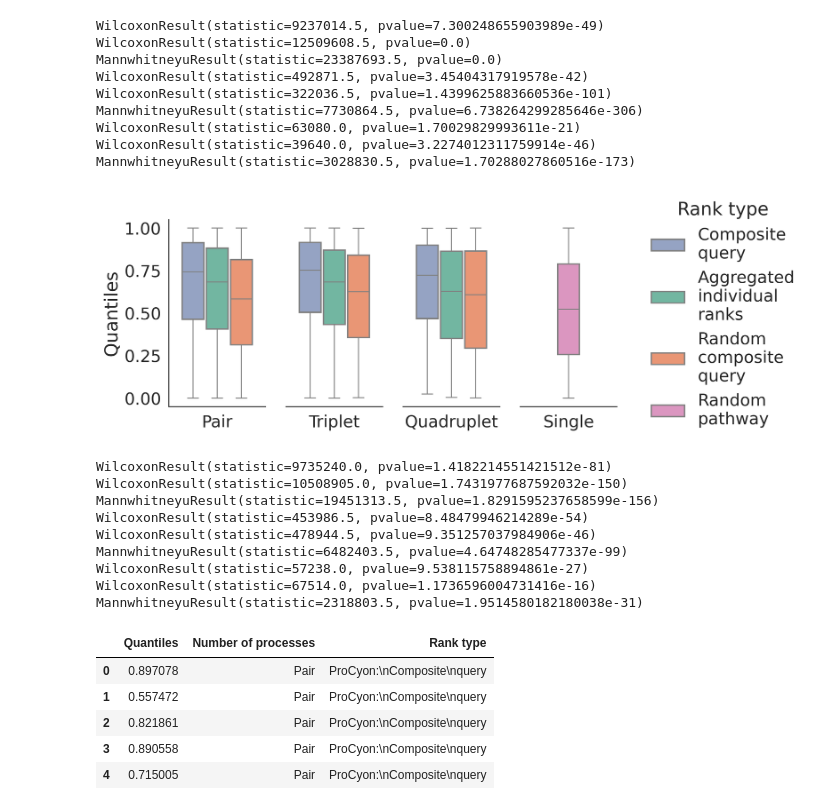
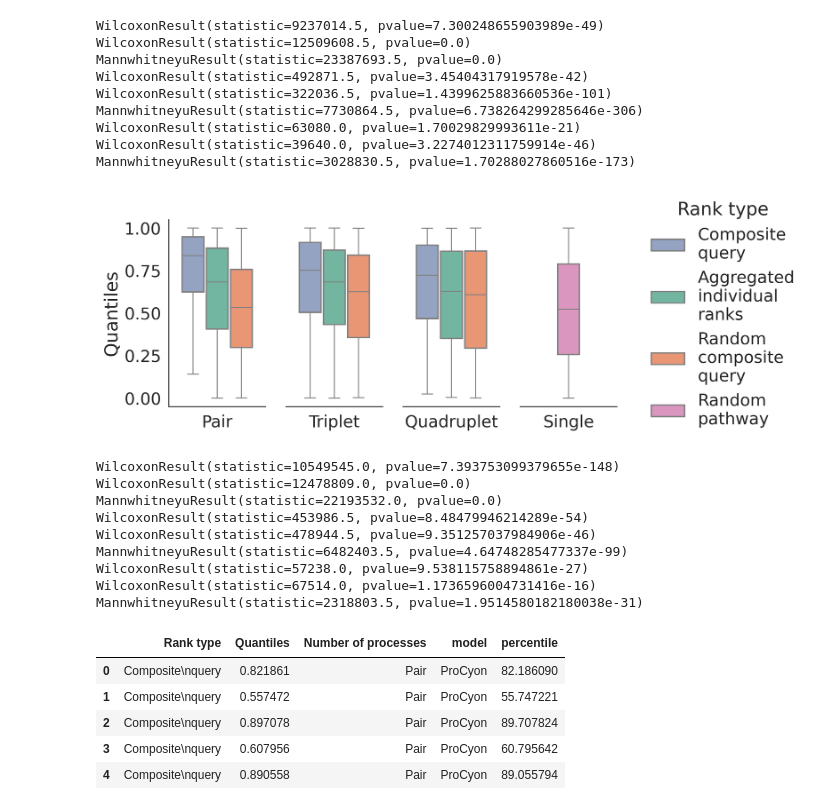
Before and after one commit to mims-harvard/ProCyon, a Jupyter notebook: examples/paper_analyses/composition_retrieval.ipynb, the cells around one changed output. Cells and saved outputs as stored; diff of their text form; code cells hidden in the pictures.

Commit message:
Update pleiotropy plot

```diff
--- a/examples/paper_analyses/composition_retrieval.ipynb
+++ b/examples/paper_analyses/composition_retrieval.ipynb
@@ -45,7 +46,12 @@ CKPT_NAME = os.path.expanduser(checkpoint_path)
 # %%
-# Loading the model and transitioning to device:
-device = torch.device('cuda' if torch.cuda.is_available() else 'cpu')
-model, _ = UnifiedProCyon.from_pretrained(checkpoint_dir=CKPT_NAME)
-model.bfloat16() # Quantize the model to a smaller precision
-model.eval()
-model.to(device)
+# Note that regenerating ProCyon outputs can take a long time and require access to a GPU
+# with ~40GB of VRAM. We make the pre-computed outputs available within ProCyon-Instruct,
+# but set `regenerate_data` to True to regenerate ProCyon outputs.
+regenerate_data = False
+
+if regenerate_data:
+    # Loading the model and transitioning to device:
+    model, _ = UnifiedProCyon.from_pretrained(checkpoint_dir=CKPT_NAME)
+    model.bfloat16() # Quantize the model to a smaller precision
+    model.eval()
+    model.to(device)
@@ -120,7 +83,9 @@ Some weights of the model checkpoint at /n/holylfs06/LABS/mzitnik_lab/Lab/PLM/hu
 # %%
 # Load saved embeddings for this model:
 protst_protein_embeddings, protst_protein_ids = torch.load(os.path.join(
-    protst_model.checkpoint_dir,
+    DATA_DIR,
+    "model_weights",
+    "ProtST",
     "protein_target_embeddings.pkl",
 ))
 # Confirm with size:
@@ -1583,7 +1506,7 @@ if regenerate_protst:
         protst_all_valid_go_quadruplet_sims_ranks_geom.append(sims_ranks_aggr_geom_rank)
 
     protst_all_valid_go_quadruplet_sims_ranks_geom = np.stack(protst_all_valid_go_quadruplet_sims_ranks_geom)
-    np.save("protst_all_valid_go_quadruplet_sims_ranks_geom.npy", protst_all_valid_go_quadruplet_sims_ranks_geom)
+    np.save(composition_path("protst_all_valid_go_quadruplet_sims_ranks_geom.npy"), protst_all_valid_go_quadruplet_sims_ranks_geom)
 else:
     protst_all_valid_go_quadruplet_sims_ranks_geom = np.load(composition_path("protst_all_valid_go_quadruplet_sims_ranks_geom.npy"))
 # %% [markdown]
@@ -2217,10 +2140,10 @@ print(
     )
 )
 # %% [output]
-[figure, old version]
+[figure, new version]
-WilcoxonResult(statistic=9735240.0, pvalue=1.4182214551421512e-81)
-WilcoxonResult(statistic=10508905.0, pvalue=1.7431977687592032e-150)
-MannwhitneyuResult(statistic=19451313.5, pvalue=1.8291595237658599e-156)
+WilcoxonResult(statistic=10549545.0, pvalue=7.393753099379655e-148)
+WilcoxonResult(statistic=12478809.0, pvalue=0.0)
+MannwhitneyuResult(statistic=22193532.0, pvalue=0.0)
 WilcoxonResult(statistic=453986.5, pvalue=8.48479946214289e-54)
 WilcoxonResult(statistic=478944.5, pvalue=9.351257037984906e-46)
 MannwhitneyuResult(statistic=6482403.5, pvalue=4.64748285477337e-99)
@@ -2230,17 +2153,31 @@ MannwhitneyuResult(statistic=2318803.5, pvalue=1.9514580182180038e-31)
 # %%
 combined_plot_data = (
     pd.concat((
-        procyon_data.assign(plot_rank=lambda x: "ProCyon:\n"+x["Rank type"]),
-        protst_data.assign(plot_rank=lambda x: "ProtST:\n"+x["Rank type"]),
+        (
+            procyon_data
+            .loc[lambda x: ~x["Rank type"].str.contains("Random")]
+            .assign(model="ProCyon")
+        ),
+        (
+            protst_data
+            .loc[lambda x: ~x["Rank type"].str.contains("Random")]
+            .assign(model="ProtST")
+        ),
+        (
+            procyon_data
+            .loc[lambda x: x["Rank type"].str.contains("Random\ncomposite")]
+            .assign(model="Random")
+        ),
     ))
-    .drop(columns=["Rank type"])
-    .rename(columns={"plot_rank": "Rank type"})
+    .assign(
+        percentile=lambda x: x.Quantiles*100,
+    )
 )
 combined_plot_data.head()
 # %% [output]
-|  | Quantiles | Number of processes | Rank type |
-| 0 | 0.897078 | Pair | ProCyon:\nComposite\nquery |
-| 1 | 0.557472 | Pair | ProCyon:\nComposite\nquery |
-| 2 | 0.821861 | Pair | ProCyon:\nComposite\nquery |
-| 3 | 0.890558 | Pair | ProCyon:\nComposite\nquery |
-| 4 | 0.715005 | Pair | ProCyon:\nComposite\nquery |
+|  | Rank type | Quantiles | Number of processes | model | percentile |
+| 0 | Composite\nquery | 0.821861 | Pair | ProCyon | 82.186090 |
+| 1 | Composite\nquery | 0.557472 | Pair | ProCyon | 55.747221 |
+| 2 | Composite\nquery | 0.897078 | Pair | ProCyon | 89.707824 |
+| 3 | Composite\nquery | 0.607956 | Pair | ProCyon | 60.795642 |
+| 4 | Composite\nquery | 0.890558 | Pair | ProCyon | 89.055794 |
```
Also changed, not shown: parts of 12 cells of this notebook.
